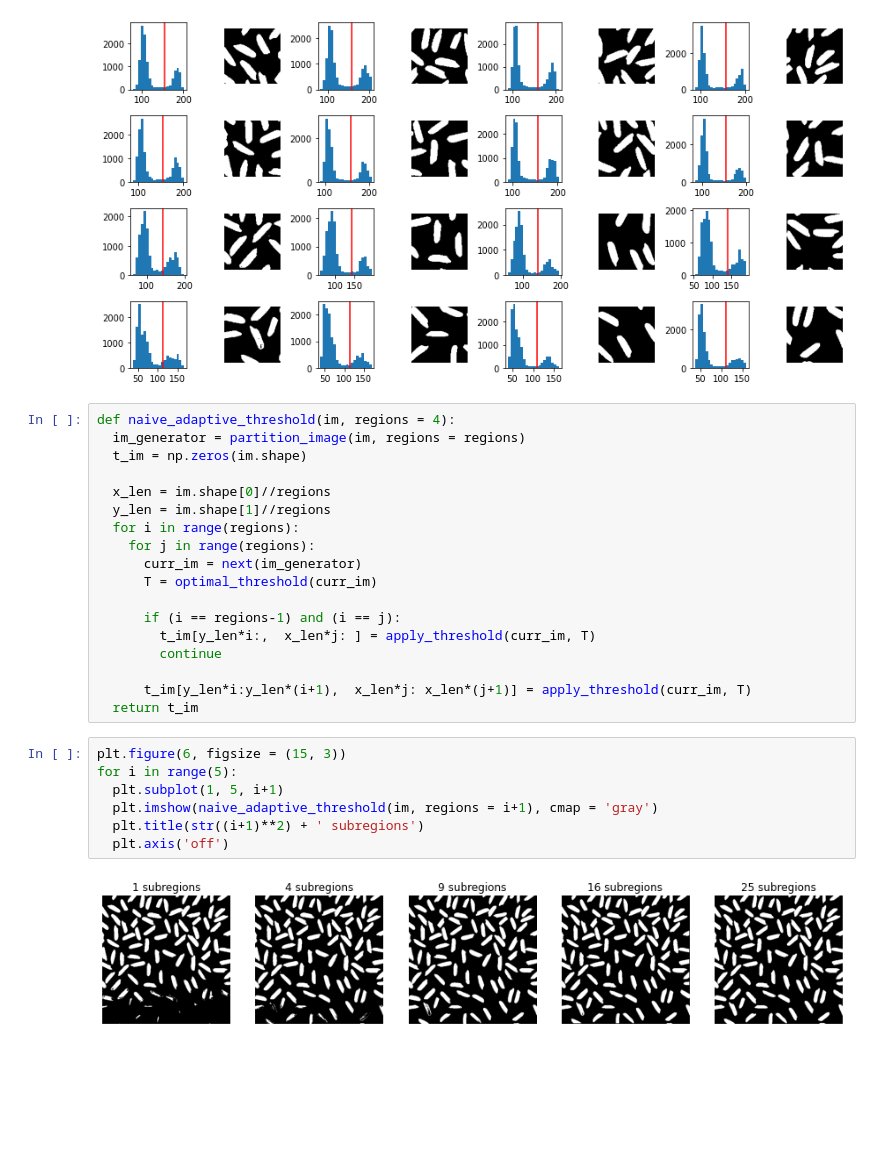
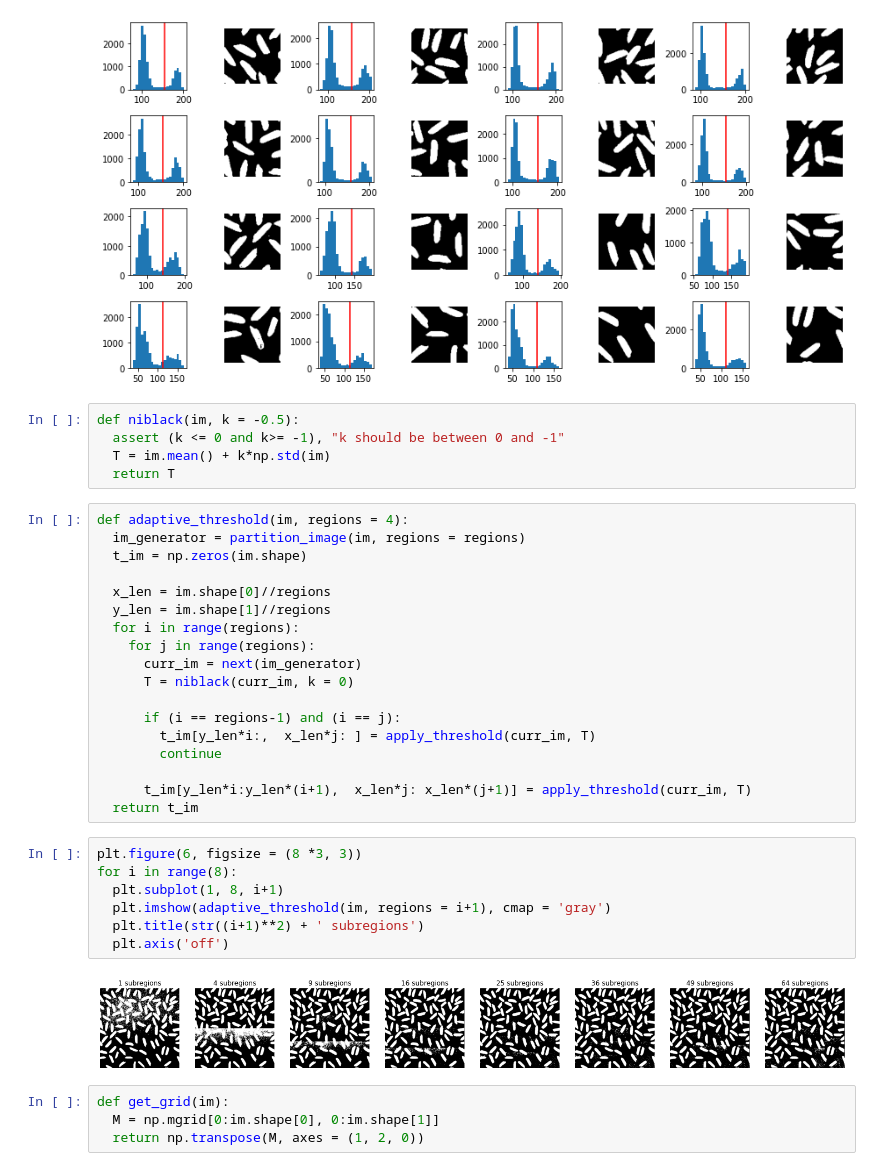
Before and after one commit to luisdiaz1997/Python-Lessons, a Jupyter notebook: CSC821_Lec9.ipynb, the cells around one changed output. Drawn from its saved outputs; the diff is of its cells as text; blank space fills up the shorter version.

```diff
--- a/CSC821_Lec9.ipynb
+++ b/CSC821_Lec9.ipynb
@@ -146,8 +146,13 @@ for i in range((regions**2)):
 plt.tight_layout()
 # %% [output]
 [figure]
+# %%
+def niblack(im, k = -0.5):
+  assert (k <= 0 and k>= -1), "k should be between 0 and -1"
+  T = im.mean() + k*np.std(im)
+  return T
 # %%
-def naive_adaptive_threshold(im, regions = 4):
+def adaptive_threshold(im, regions = 4):
   im_generator = partition_image(im, regions = regions)
   t_im = np.zeros(im.shape)
 
@@ -156,7 +161,7 @@ def naive_adaptive_threshold(im, regions = 4):
   for i in range(regions):
     for j in range(regions):
       curr_im = next(im_generator)
-      T = optimal_threshold(curr_im)
+      T = niblack(curr_im, k = 0)
 
       if (i == regions-1) and (i == j):
         t_im[y_len*i:,  x_len*j: ] = apply_threshold(curr_im, T)
@@ -165,11 +170,15 @@ def naive_adaptive_threshold(im, regions = 4):
       t_im[y_len*i:y_len*(i+1),  x_len*j: x_len*(j+1)] = apply_threshold(curr_im, T)
   return t_im
 # %%
-plt.figure(6, figsize = (15, 3))
-for i in range(5):
-  plt.subplot(1, 5, i+1)
-  plt.imshow(naive_adaptive_threshold(im, regions = i+1), cmap = 'gray')
+plt.figure(6, figsize = (8 *3, 3))
+for i in range(8):
+  plt.subplot(1, 8, i+1)
+  plt.imshow(adaptive_threshold(im, regions = i+1), cmap = 'gray')
   plt.title(str((i+1)**2) + ' subregions')
   plt.axis('off')
 # %% [output]
-[figure, old version]
+[figure, new version]
+# %%
+def get_grid(im):
+  M = np.mgrid[0:im.shape[0], 0:im.shape[1]]
+  return np.transpose(M, axes = (1, 2, 0))
```
Also changed, not shown: parts of 8 cells of this notebook.
